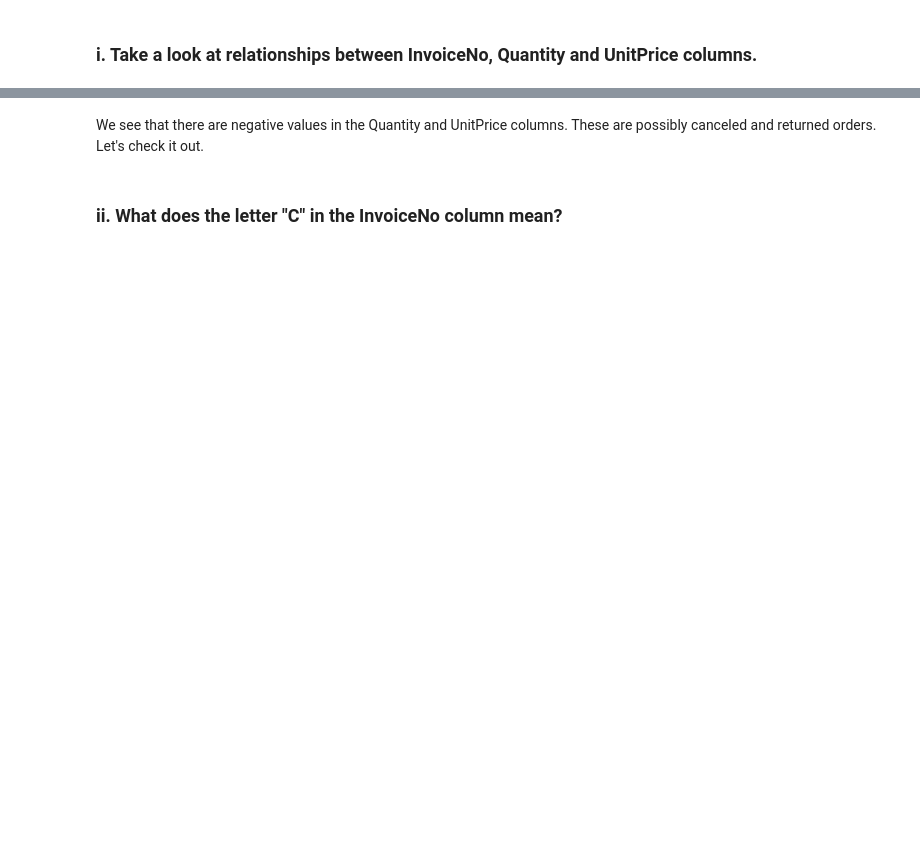
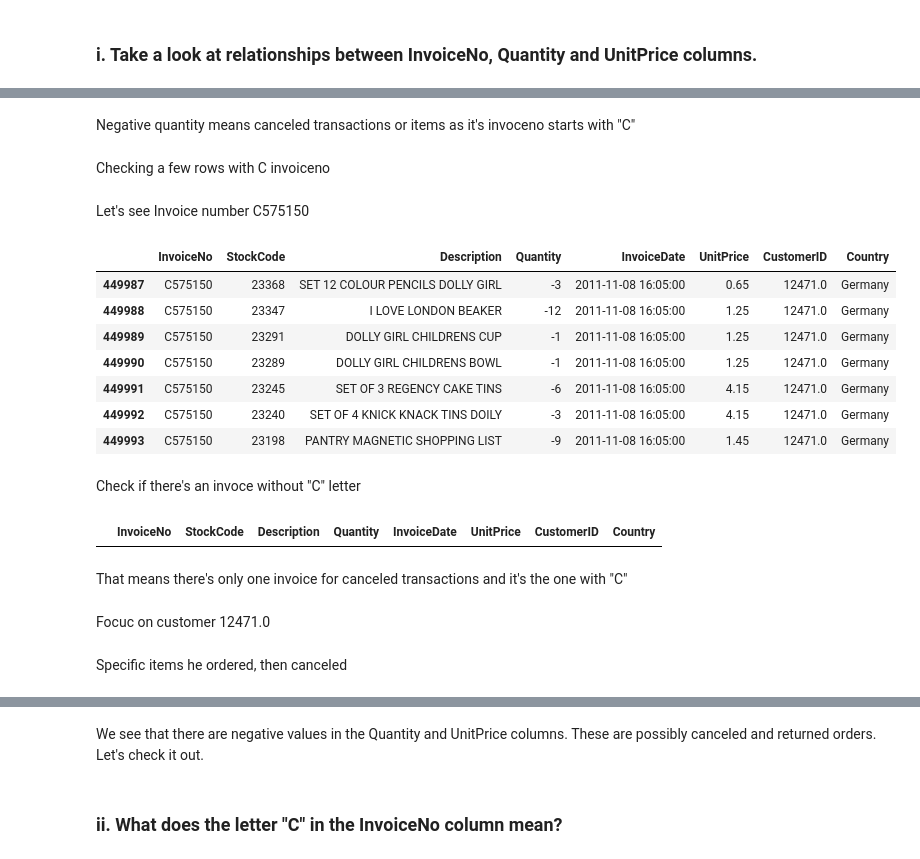
Before and after one commit to smeteo/Data_Science_and_Machine_Learning, a Jupyter notebook: 8. Capstone Projects/Project_1_Customer_Segmentation/Customer_Segmentation_Capstone_Project_1.ipynb, the cells around one changed output, grey strips where cells are left out. Saved outputs shown, nothing was run; the diff lists cells and outputs as text; code cells hidden in the pictures; blank space fills up the shorter version.

```diff
--- a/8. Capstone Projects/Project_1_Customer_Segmentation/Customer_Segmentation_Capstone_Project_1.ipynb
+++ b/8. Capstone Projects/Project_1_Customer_Segmentation/Customer_Segmentation_Capstone_Project_1.ipynb
@@ -177,0 +345,29 @@ import numpy as np
+# %% [markdown]
+Negative quantity means canceled transactions or items as it's invoceno starts with "C"
+# %% [markdown]
+Checking a few rows with C invoiceno
+# %% [markdown]
+Let's see Invoice number C575150
+# %%
+df[df['InvoiceNo']=='C575150']
+# %% [output]
+|  | InvoiceNo | StockCode | Description | Quantity | InvoiceDate | UnitPrice | CustomerID | Country |
+| 449987 | C575150 | 23368 | SET 12 COLOUR PENCILS DOLLY GIRL | -3 | 2011-11-08 16:05:00 | 0.65 | 12471.0 | Germany |
+| 449988 | C575150 | 23347 | I LOVE LONDON BEAKER | -12 | 2011-11-08 16:05:00 | 1.25 | 12471.0 | Germany |
+| 449989 | C575150 | 23291 | DOLLY GIRL CHILDRENS CUP | -1 | 2011-11-08 16:05:00 | 1.25 | 12471.0 | Germany |
+| 449990 | C575150 | 23289 | DOLLY GIRL CHILDRENS BOWL | -1 | 2011-11-08 16:05:00 | 1.25 | 12471.0 | Germany |
+| 449991 | C575150 | 23245 | SET OF 3 REGENCY CAKE TINS | -6 | 2011-11-08 16:05:00 | 4.15 | 12471.0 | Germany |
+| 449992 | C575150 | 23240 | SET OF 4 KNICK KNACK TINS DOILY | -3 | 2011-11-08 16:05:00 | 4.15 | 12471.0 | Germany |
+| 449993 | C575150 | 23198 | PANTRY MAGNETIC SHOPPING LIST | -9 | 2011-11-08 16:05:00 | 1.45 | 12471.0 | Germany |
+# %% [markdown]
+Check if there's an invoce without "C" letter
+# %%
+df[df['InvoiceNo']=='575150']
+# %% [output]
+|  | InvoiceNo | StockCode | Description | Quantity | InvoiceDate | UnitPrice | CustomerID | Country |
+# %% [markdown]
+That means there's only one invoice for canceled transactions and it's the one with "C"
+# %% [markdown]
+Focuc on customer 12471.0
+# %% [markdown]
+Specific items he ordered, then canceled
```
Also changed, not shown: parts of 29 cells of this notebook, 1 other file.
